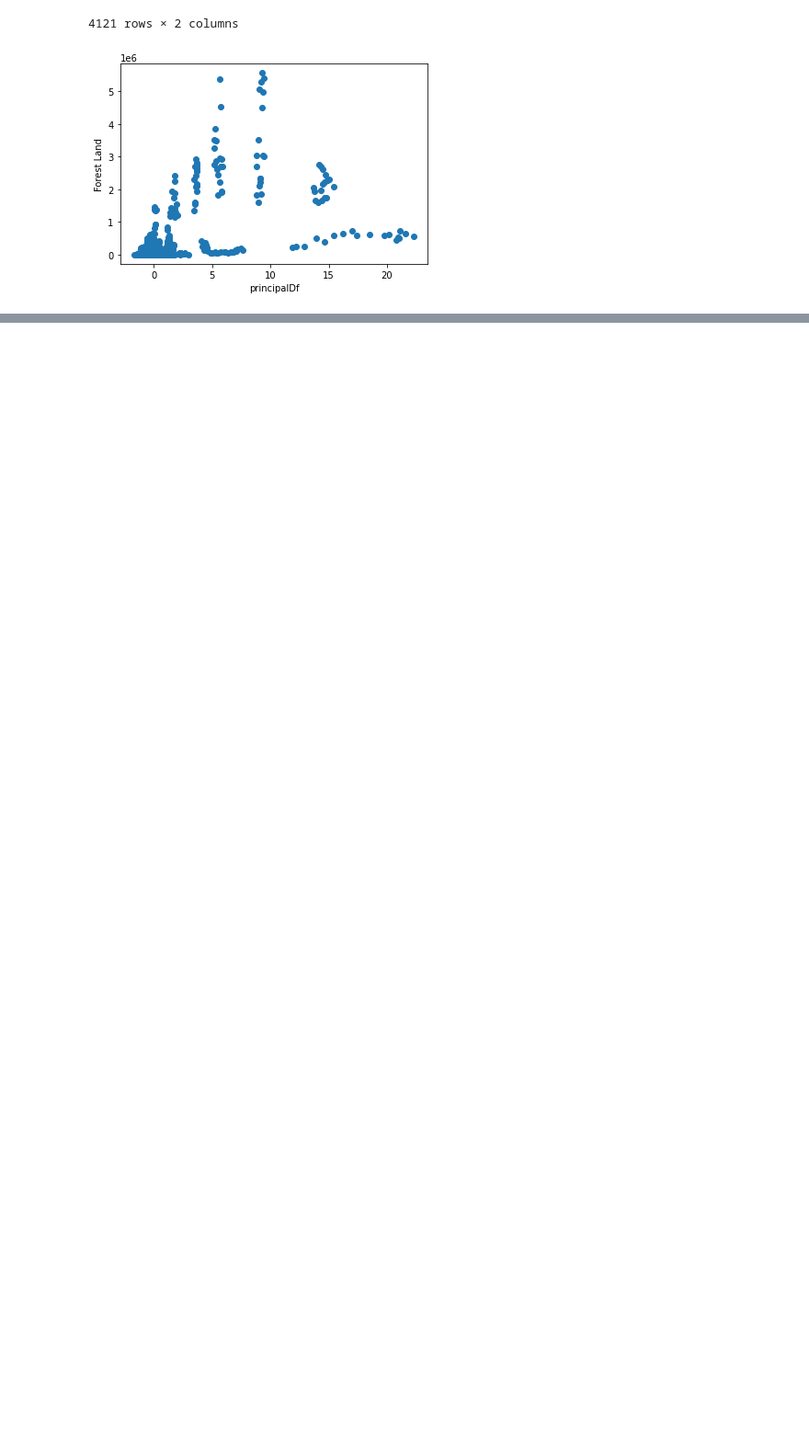
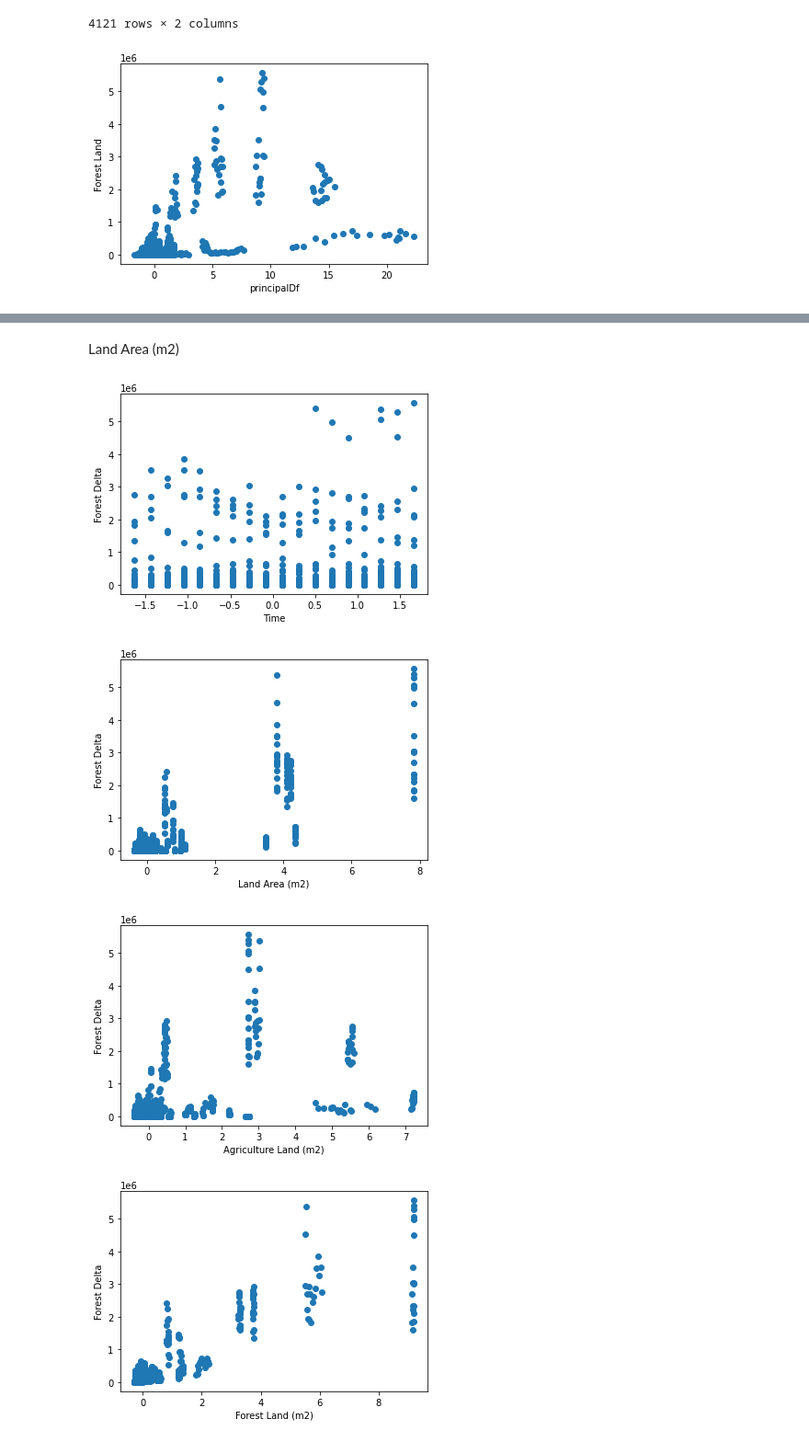
Before and after one commit to mohannashahrad/Borealis_AI_Plant_Tree_Project, a Jupyter notebook: Training/PCA_analysis.ipynb, the cells around one changed output, grey strips where cells are left out. Shown at 92% size. Saved outputs shown, nothing was run; the diff lists cells and outputs as text; code cells hidden in the pictures; blank space fills up the shorter version.

```diff
--- a/Training/PCA_analysis.ipynb
+++ b/Training/PCA_analysis.ipynb
@@ -238,0 +318,13 @@ plt.show()
+# %% [markdown]
+Land Area (m2)
+# %%
+for f in normalized_x_2.columns:
+  plt.scatter(normalized_x_2[f], y_2)
+  plt.xlabel(f)
+  plt.ylabel('Forest Delta')
+  plt.show()
+# %% [output]
+[figure, added]
+[figure, added]
+[figure, added]
+[figure, added]
```
Also changed, not shown: parts of 17 cells of this notebook.
